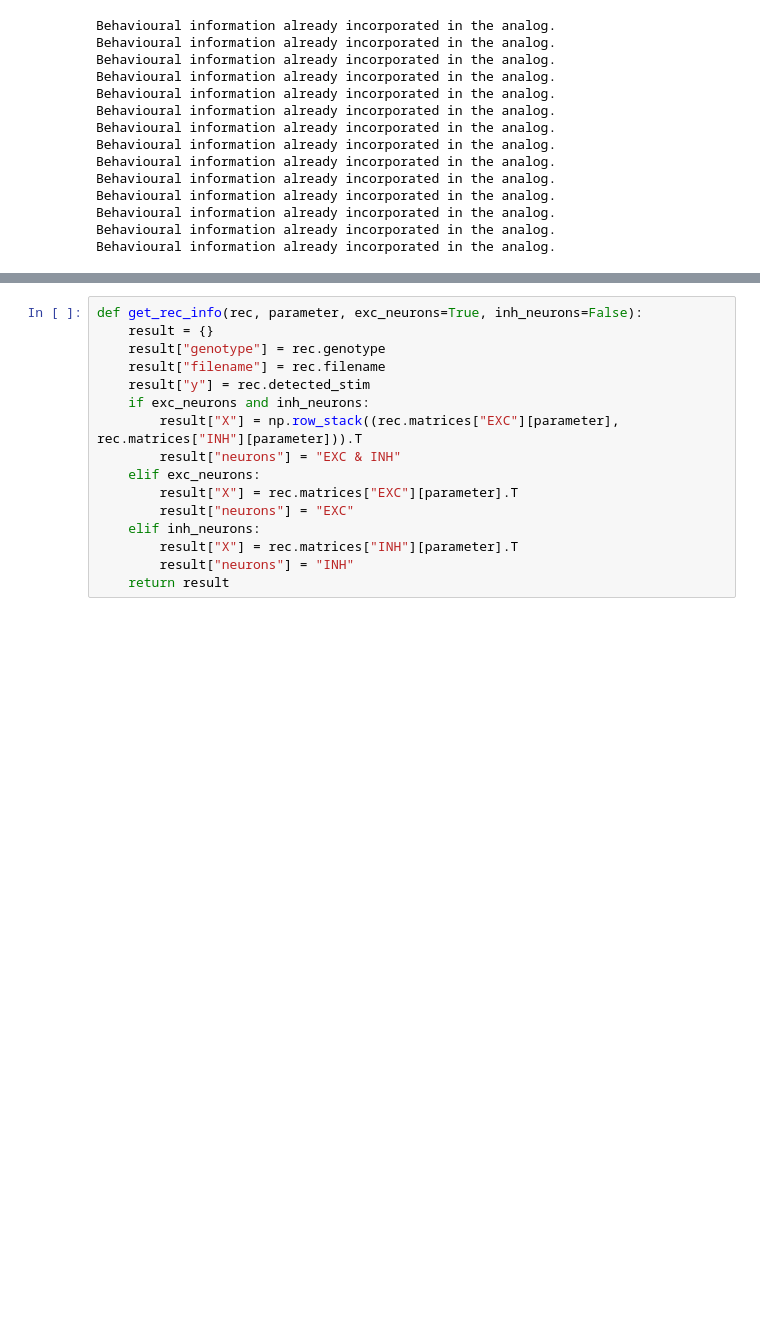
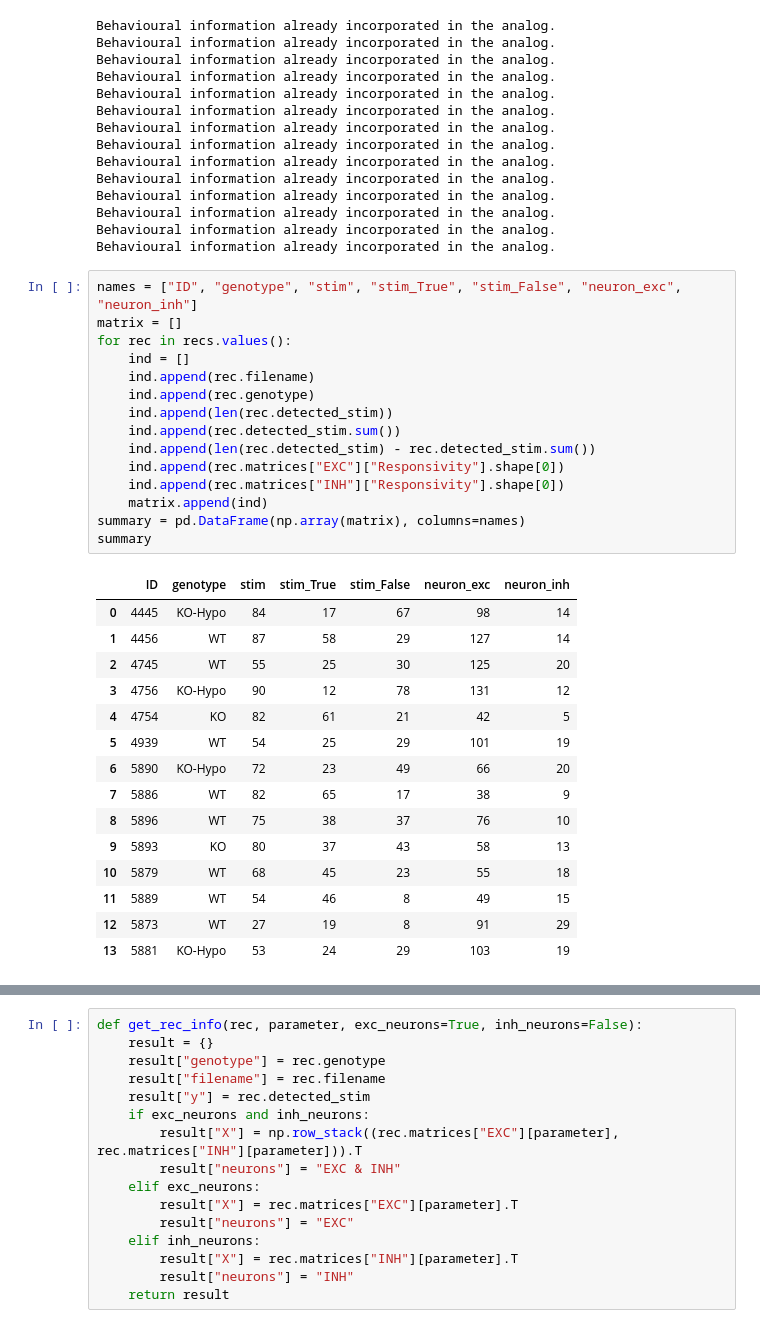
Before and after one commit to OuraniaSem/Percephone, a Jupyter notebook: Figures/Dec_imbal_resp.ipynb, the cells around one changed output, grey strips where cells are left out. Saved outputs shown, nothing was run; the diff lists cells and outputs as text; blank space fills up the shorter version.

```diff
--- a/Figures/Dec_imbal_resp.ipynb
+++ b/Figures/Dec_imbal_resp.ipynb
@@ -65,6 +66,37 @@ Behavioural information already incorporated in the analog.
 Behavioural information already incorporated in the analog.
 Behavioural information already incorporated in the analog.
 Behavioural information already incorporated in the analog.
+# %%
+names = ["ID", "genotype", "stim", "stim_True", "stim_False", "neuron_exc", "neuron_inh"]
+matrix = []
+for rec in recs.values():
+    ind = []
+    ind.append(rec.filename)
+    ind.append(rec.genotype)
+    ind.append(len(rec.detected_stim))
+    ind.append(rec.detected_stim.sum())
+    ind.append(len(rec.detected_stim) - rec.detected_stim.sum())
+    ind.append(rec.matrices["EXC"]["Responsivity"].shape[0])
+    ind.append(rec.matrices["INH"]["Responsivity"].shape[0])
+    matrix.append(ind)
+summary = pd.DataFrame(np.array(matrix), columns=names)
+summary
+# %% [output]
+|  | ID | genotype | stim | stim_True | stim_False | neuron_exc | neuron_inh |
+| 0 | 4445 | KO-Hypo | 84 | 17 | 67 | 98 | 14 |
+| 1 | 4456 | WT | 87 | 58 | 29 | 127 | 14 |
+| 2 | 4745 | WT | 55 | 25 | 30 | 125 | 20 |
+| 3 | 4756 | KO-Hypo | 90 | 12 | 78 | 131 | 12 |
+| 4 | 4754 | KO | 82 | 61 | 21 | 42 | 5 |
+| 5 | 4939 | WT | 54 | 25 | 29 | 101 | 19 |
+| 6 | 5890 | KO-Hypo | 72 | 23 | 49 | 66 | 20 |
+| 7 | 5886 | WT | 82 | 65 | 17 | 38 | 9 |
+| 8 | 5896 | WT | 75 | 38 | 37 | 76 | 10 |
+| 9 | 5893 | KO | 80 | 37 | 43 | 58 | 13 |
+| 10 | 5879 | WT | 68 | 45 | 23 | 55 | 18 |
+| 11 | 5889 | WT | 54 | 46 | 8 | 49 | 15 |
+| 12 | 5873 | WT | 27 | 19 | 8 | 91 | 29 |
+| 13 | 5881 | KO-Hypo | 53 | 24 | 29 | 103 | 19 |
 # %%
 def resp_heatmap(record_dict, sort=False):
     if sort:
```
Also changed, not shown: parts of 5 cells of this notebook.
